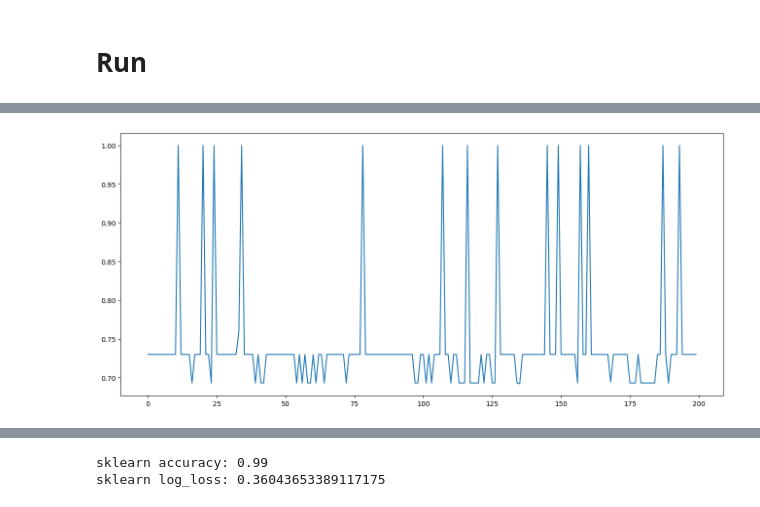
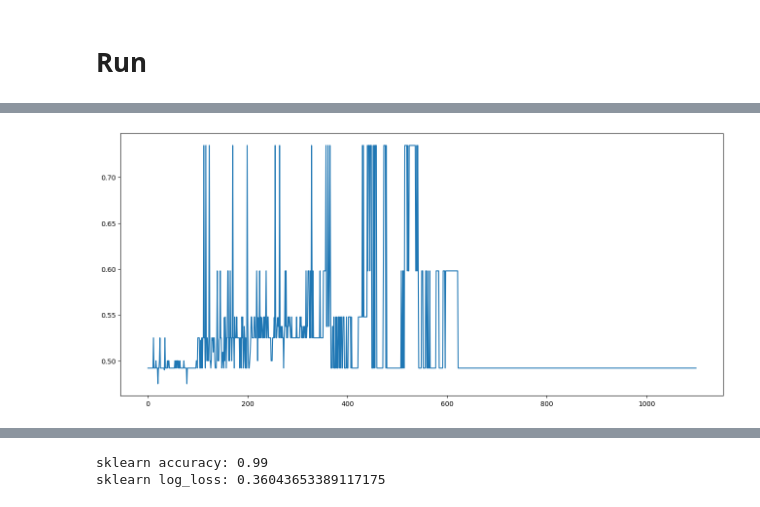
Before and after one commit to mikhmed-nabiev/IB-in-model-selection, a Jupyter notebook: automl-zero/code.ipynb, the cells around one changed output, grey strips where cells are left out. Drawn from its saved outputs; the diff is of its cells as text; code cells hidden in the pictures.

Commit message:
changed loss to abs(true - pred)

```diff
--- a/automl-zero/code.ipynb
+++ b/automl-zero/code.ipynb
@@ -307,17 +307,18 @@ def initialize_memory():
     pool.set_vectors(np.zeros((num_of_vectors, n_features)))
 
 def sigmoid(x):
-    if x >= 15:
-        return 1.0
-    elif x <= -15:
-        return 0.0
+    # if x >= 15:
+    #     return 1.0
+    # elif x <= -15:
+    #     return 0.0
     return 1 / (1 + np.exp(-x))
 
 def normalize(x):
     return sigmoid(x)
 
 def loss(true, predicted):
-    return -(true * np.log(predicted) + (1 - true) * np.log(1 - predicted))
+    # return -(true * np.log(predicted) + (1 - true) * np.log(1 - predicted))
+    return np.abs(predicted - true)
 
 def evaluate_one_task(setup: Setup, predict: Predict, learn: Learn, dtrain, dvalid):
     initialize_memory()
@@ -384,7 +385,6 @@ def is_current_model_degenerate():
 # %%
 def run_evolution(POPULATION_SIZE, SUBSET_SIZE, CYCLES_NUM):
     population = []
-    losses = []
     history = []
     while len(population) < POPULATION_SIZE:
         setup = mutator.mutate(Setup())
@@ -399,7 +399,6 @@ def run_evolution(POPULATION_SIZE, SUBSET_SIZE, CYCLES_NUM):
 
         population.append([setup, predict, learn, mean_loss])
         history.append([setup, predict, learn, mean_loss])
-        losses.append(mean_loss)
 
     while len(history) - POPULATION_SIZE < CYCLES_NUM:
         candidates = []
@@ -422,9 +421,9 @@ def run_evolution(POPULATION_SIZE, SUBSET_SIZE, CYCLES_NUM):
         population.pop(0)
         history.append(child)
         population.append(child)
-        losses.append(child[3])
 
-    return history, losses
+
+    return history
 # %% [markdown]
 # Run
 # %%
@@ -435,5 +434,5 @@ pool = Pool(num_of_scalars=num_of_scalars, num_of_vectors=num_of_vectors)
 mutator = Mutator()
 # %%
 %%time
-history, losses = run_evolution(POPULATION_SIZE=100, SUBSET_SIZE=30, CYCLES_NUM=100)
+history = run_evolution(POPULATION_SIZE=100, SUBSET_SIZE=10, CYCLES_NUM=1000)
 # %% [output]
@@ -442,8 +441,11 @@ Wall time: 6.67 s
 # %%
+losses = []
+for model in history:
+    losses.append(model[-1])
 plt.figure(figsize=(16, 7))
 plt.plot(np.arange(len(losses)),losses);
 # %% [output]
-[figure, old version]
+[figure, new version]
 # %%
 print(pool)
 # %% [output]
```
Also changed, not shown: parts of 8 cells of this notebook.
